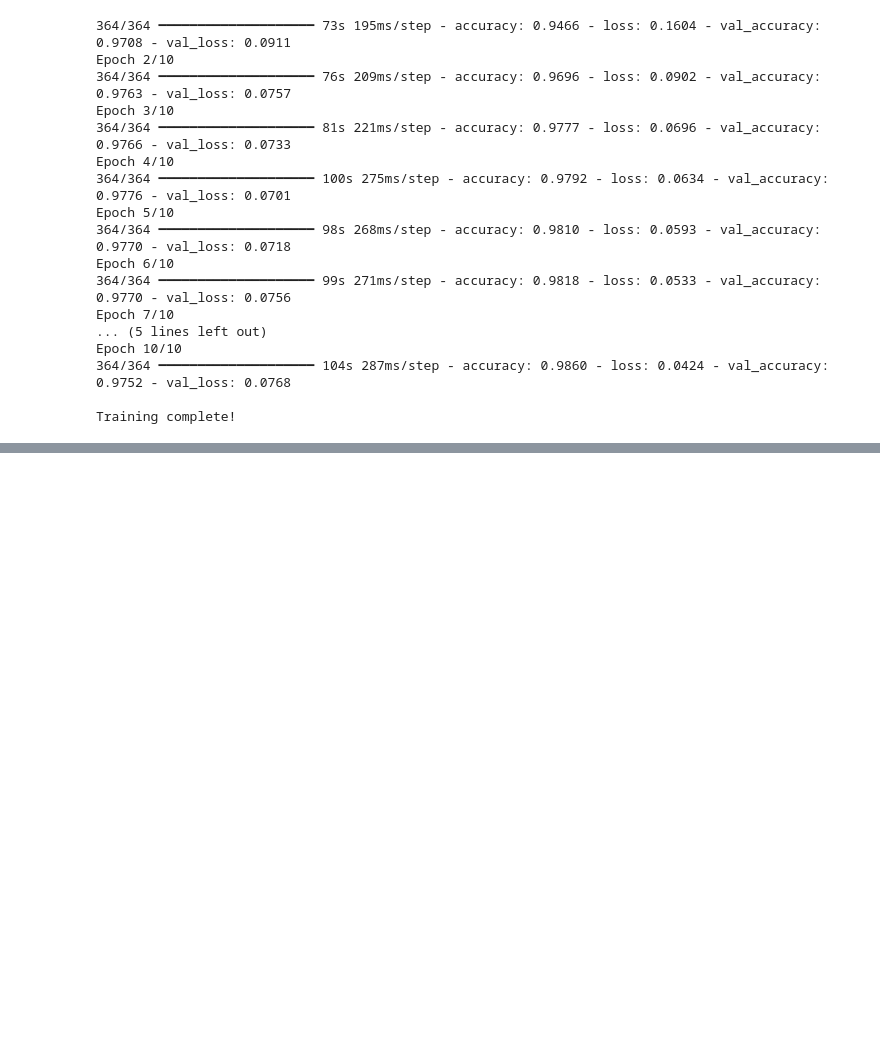
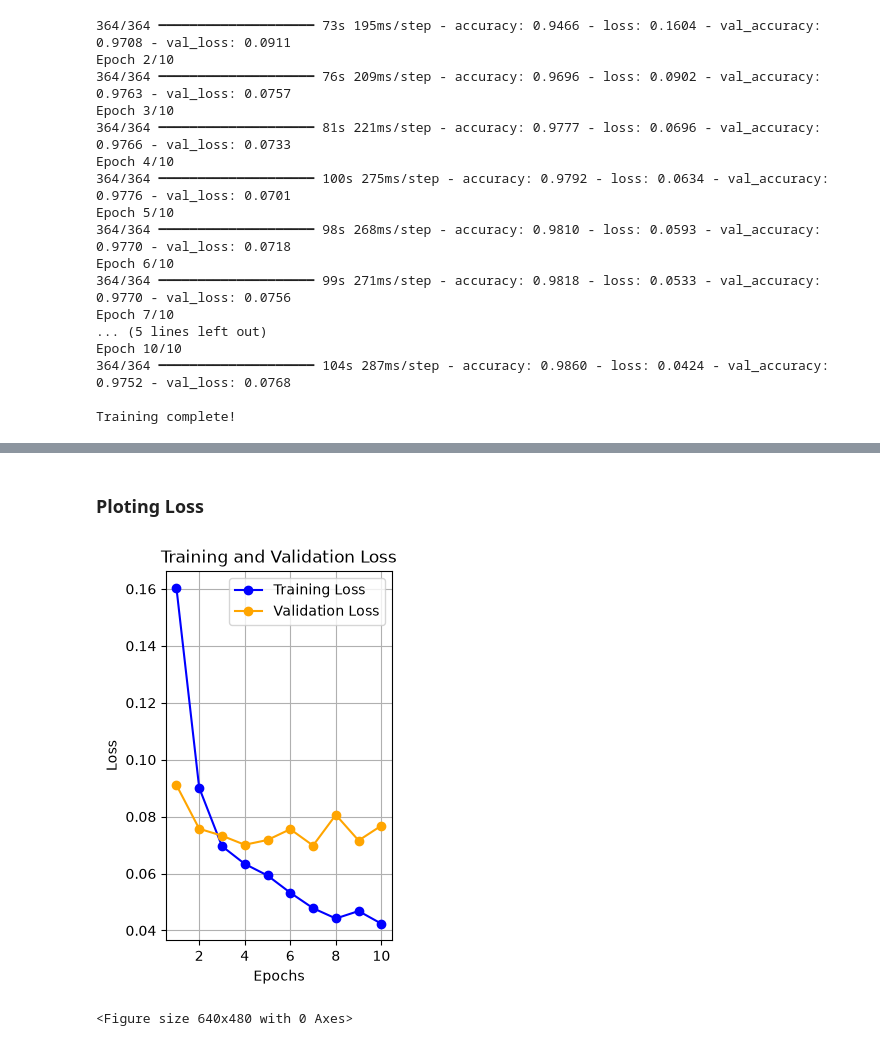
Before and after one commit to RuDr8A/RealTime-PPE-Compliance, a Jupyter notebook: model_training.ipynb, the cells around one changed output, grey strips where cells are left out. Saved outputs shown, nothing was run; the diff lists cells and outputs as text; code cells hidden in the pictures; blank space fills up the shorter version.

```diff
--- a/model_training.ipynb
+++ b/model_training.ipynb
@@ -166,0 +201,18 @@ Training complete!
+# %% [markdown]
+### Ploting Loss
+# %%
+plt.subplot(1, 2, 2)
+plt.plot(epochs_range, loss, label='Training Loss', color='blue', marker='o')
+plt.plot(epochs_range, val_loss, label='Validation Loss', color='orange', marker='o')
+plt.title('Training and Validation Loss')
+plt.xlabel('Epochs')
+plt.ylabel('Loss')
+plt.legend(loc='upper right')
+plt.grid(True)
+# %% [output]
+[figure, added]
+# %%
+plt.tight_layout()
+plt.show()
+# %% [output]
+<Figure size 640x480 with 0 Axes>
```
Also changed, not shown: parts of 7 cells of this notebook, 2 other files.
